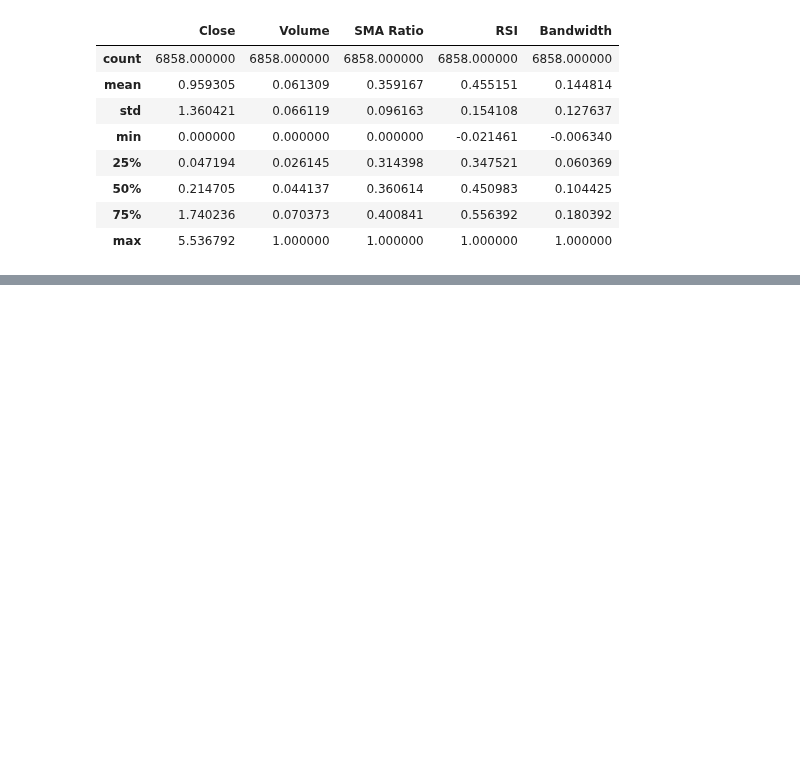
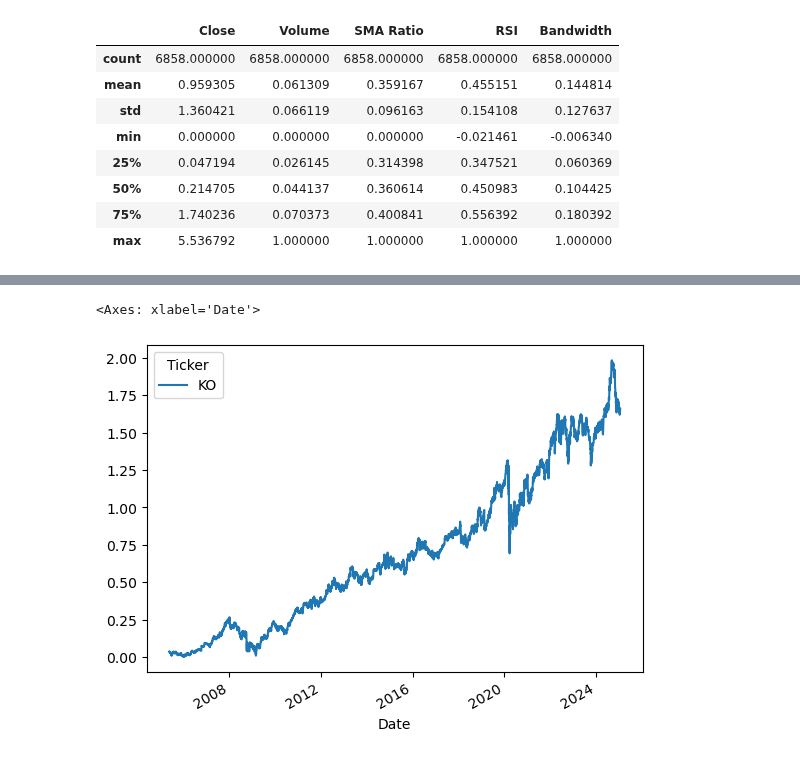
Before and after one commit to joeyallen1/RL_Trading, a Jupyter notebook: Data Processing.ipynb, the cells around one changed output, grey strips where cells are left out. Cells and saved outputs as stored; diff of their text form; code cells hidden in the pictures; blank space fills up the shorter version.

Commit message:
Added pipeline function and tested on KO data

```diff
--- a/Data Processing.ipynb
+++ b/Data Processing.ipynb
@@ -601,7 +600,15 @@ def split_and_save_data(dataframe, filename):
     return df
-# %%
-def processing_pipeline(stock_ticker):
-    pass
+# %%
+def processing_pipeline(stock_ticker, start_date):
+    df = load_data(stock_ticker, start_date)
+    df = add_SMA(df)
+    df = add_RSI(df)
+    df = add_bandwidth(df)
+    df = split_and_save_data(df, f"{stock_ticker}_data.csv")
+    return df
 # %%
 def visualize_data(dataframe):
     pass
+# %%
+df = processing_pipeline("KO", "2005-01-01")
+df.describe()
@@ -607,0 +627,5 @@ def visualize_data(dataframe):
+# %%
+df['Close'].plot()
+# %% [output]
+<Axes: xlabel='Date'>
+[figure, added]
```
Also changed, not shown: parts of 2 cells of this notebook, 1 other file.
